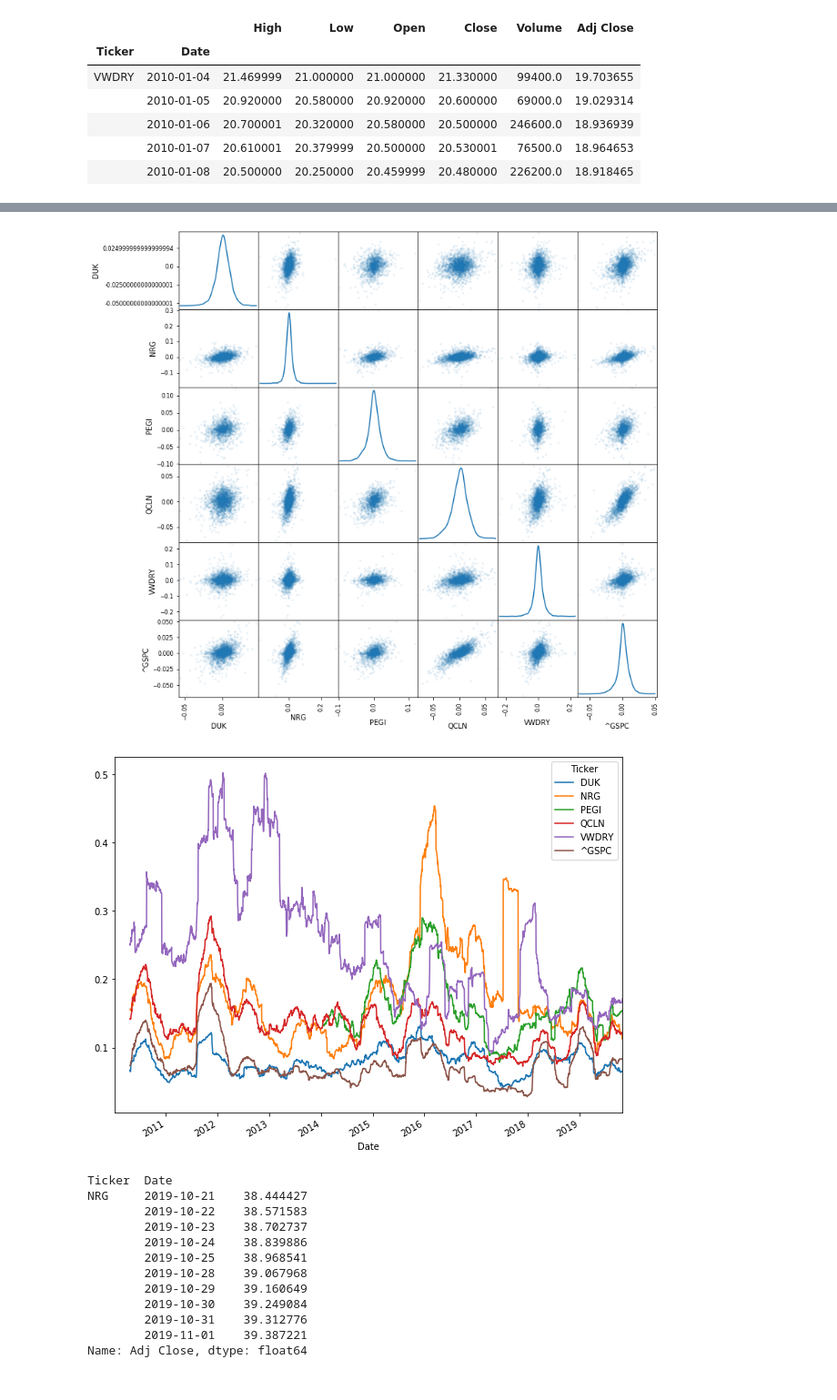
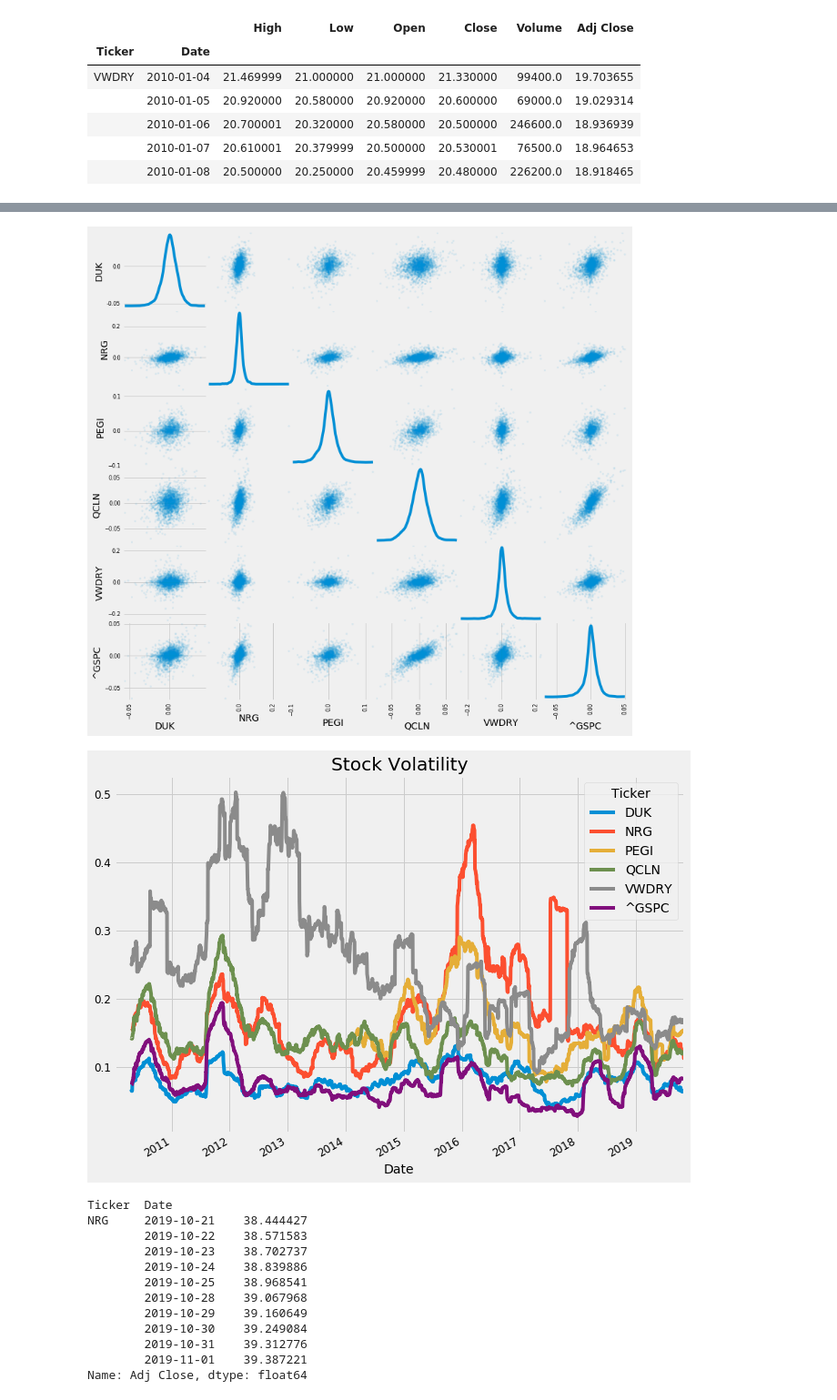
Before and after one commit to Hawkeye3D/Project-3-, a Jupyter notebook: static/python/Analysis 3 - Finance.ipynb, the cells around one changed output, grey strips where cells are left out. Shown at 91% size. Drawn from its saved outputs; the diff is of its cells as text; code cells hidden in the pictures.

Commit message:
final finance images and cagr

```diff
--- a/static/python/Analysis 3 - Finance.ipynb
+++ b/static/python/Analysis 3 - Finance.ipynb
@@ -6,6 +8,18 @@ import matplotlib.pyplot as plt
 import statsmodels.api as sm
 from pandas import tseries
 from pandas_datareader import data as pdr
+# %%
+# Plot Settings
+warnings.filterwarnings("ignore")
+
+plt.style.use('fivethirtyeight')
+matplotlib.rcParams['axes.labelsize'] = 14
+matplotlib.rcParams['xtick.labelsize'] = 12
+matplotlib.rcParams['ytick.labelsize'] = 12
+matplotlib.rcParams['text.color'] = 'k'
+# %%
+# image save location
+baseimgdir="../images/"
 # %% [markdown]
 ## Loop Data
 # %%
@@ -46,21 +61,23 @@ pd.plotting.scatter_matrix(daily_pct_change, diagonal='kde', alpha=0.1,figsize=(
 # Show the plot
 plt.show()
 # %% [output]
-[figure, old version]
+[figure, new version]
 # %%
 # Define the minumum of periods to consider
 min_periods = 75
 
 # Calculate the volatility
 vol = daily_pct_change.rolling(min_periods).std() * np.sqrt(min_periods)
 
 # Plot the volatility
 vol.plot(figsize=(10, 8))
 
 # Show the plot
+plt.title("Stock Volatility")
+plt.savefig(baseimgdir + 'Stock_volatility.png')
 plt.show()
 # %% [output]
-[figure, old version]
+[figure, new version]
 # %%
 # Isolate the adjusted closing prices
 adj_close_px = all_data['Adj Close']
```
Also changed, not shown: parts of 11 cells of this notebook, 6 other files.
